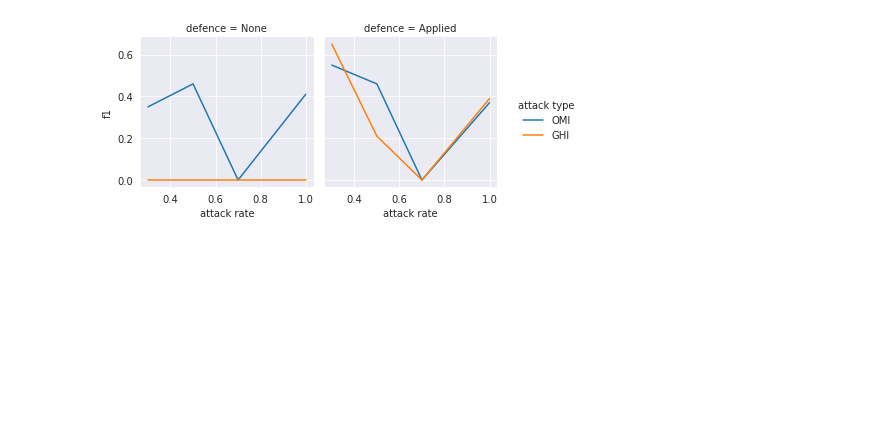
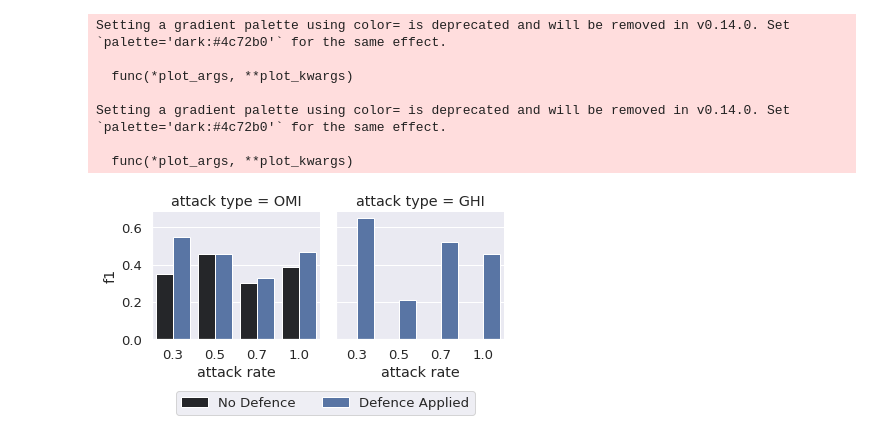
Before and after one commit to xrkong/eyesimLLM, a Jupyter notebook: src/evaluation/data_analysis.ipynb, the cells around one changed output. Drawn from its saved outputs; the diff is of its cells as text; code cells hidden in the pictures; blank space fills up the shorter version.

```diff
--- a/src/evaluation/data_analysis.ipynb
+++ b/src/evaluation/data_analysis.ipynb
@@ -91,8 +87,12 @@ gpt_4o_recall = {
 }
 # %%
 df = pd.DataFrame(gpt_4o_recall)
-g = sns.FacetGrid(df, col='defence', hue='attack type', margin_titles=True)
-g.map(sns.lineplot, 'attack rate', 'recall')
-g.add_legend()
+g = sns.FacetGrid(df, col='attack type',
+                  # hue='attack type',
+                  margin_titles=True)
+g.map(sns.barplot, 'attack rate', 'recall', 'defence')
+# g.add_legend()
+plt.subplots_adjust(bottom=0.35)
+plt.savefig(f"{EXP_DIR}/recall.png", bbox_inches='tight')
 plt.show()
 # %% [output]
@@ -109,29 +116,49 @@ gpt_4o_f1 = {
                     0.3, 0.5, 0.7, 1,
                     0.3, 0.5, 0.7, 1
                     ],
-    "f1": [0.35, 0.46, 0, 0.41,
-               0.55, 0.46, 0, 0.37,
+    "f1": [0.35, 0.46, 0.3, 0.39,
+               0.55, 0.46, 0.33, 0.47,
                   0, 0, 0, 0,
-               0.65, 0.21 , 0, 0.39
+               0.65, 0.21 , 0.52, 0.46
                   ],
     "attack type": ["OMI","OMI","OMI","OMI",
                     "OMI","OMI","OMI","OMI",
                     "GHI","GHI","GHI","GHI",
                     "GHI","GHI","GHI","GHI",
                     ],
-    "defence": ["None","None","None","None",
-                "Applied","Applied","Applied","Applied",
-                "None","None","None","None",
-                "Applied","Applied","Applied","Applied",
+    "defence": ["No Defence","No Defence","No Defence","No Defence",
+                "Defence Applied","Defence Applied","Defence Applied","Defence Applied",
+                "No Defence","No Defence","No Defence","No Defence",
+                "Defence Applied","Defence Applied","Defence Applied","Defence Applied",
                 ],
 
 
 }
 # %%
 df = pd.DataFrame(gpt_4o_f1)
-g = sns.FacetGrid(df, col='defence', hue='attack type', margin_titles=True)
-g.map(sns.lineplot, 'attack rate', 'f1')
-g.add_legend()
+g.fig.set_size_inches(10, 6)
+g = sns.FacetGrid(df, col='attack type',
+                  # hue='attack type',
+                  margin_titles=True)
+g.map(sns.barplot, 'attack rate', 'f1', 'defence')
+# g.add_legend()
+# for ax in g.axes.flat:
+#     handles, labels = ax.get_legend_handles_labels()
+#     if handles:
+#         g.fig.legend(handles=handles, labels=labels, loc='lower center', ncol=len(labels))
+#         break
+# plt.subplots_adjust(bottom=0.35)
+handles, labels = g.axes[0, 0].get_legend_handles_labels()
+g.fig.legend(handles=handles, labels=labels, loc='upper center', bbox_to_anchor=(0.55, 0.05), ncol=len(labels))
+
+plt.savefig(f"{EXP_DIR}/f1.png", bbox_inches='tight')
 plt.show()
 # %% [output]
+Setting a gradient palette using color= is deprecated and will be removed in v0.14.0. Set `palette='dark:#4c72b0'` for the same effect.
+
+  func(*plot_args, **plot_kwargs)
+
+Setting a gradient palette using color= is deprecated and will be removed in v0.14.0. Set `palette='dark:#4c72b0'` for the same effect.
+
+  func(*plot_args, **plot_kwargs)
-[figure, old version]
+[figure, new version]
```
Also changed, not shown: parts of 13 cells of this notebook, 8 other files.
